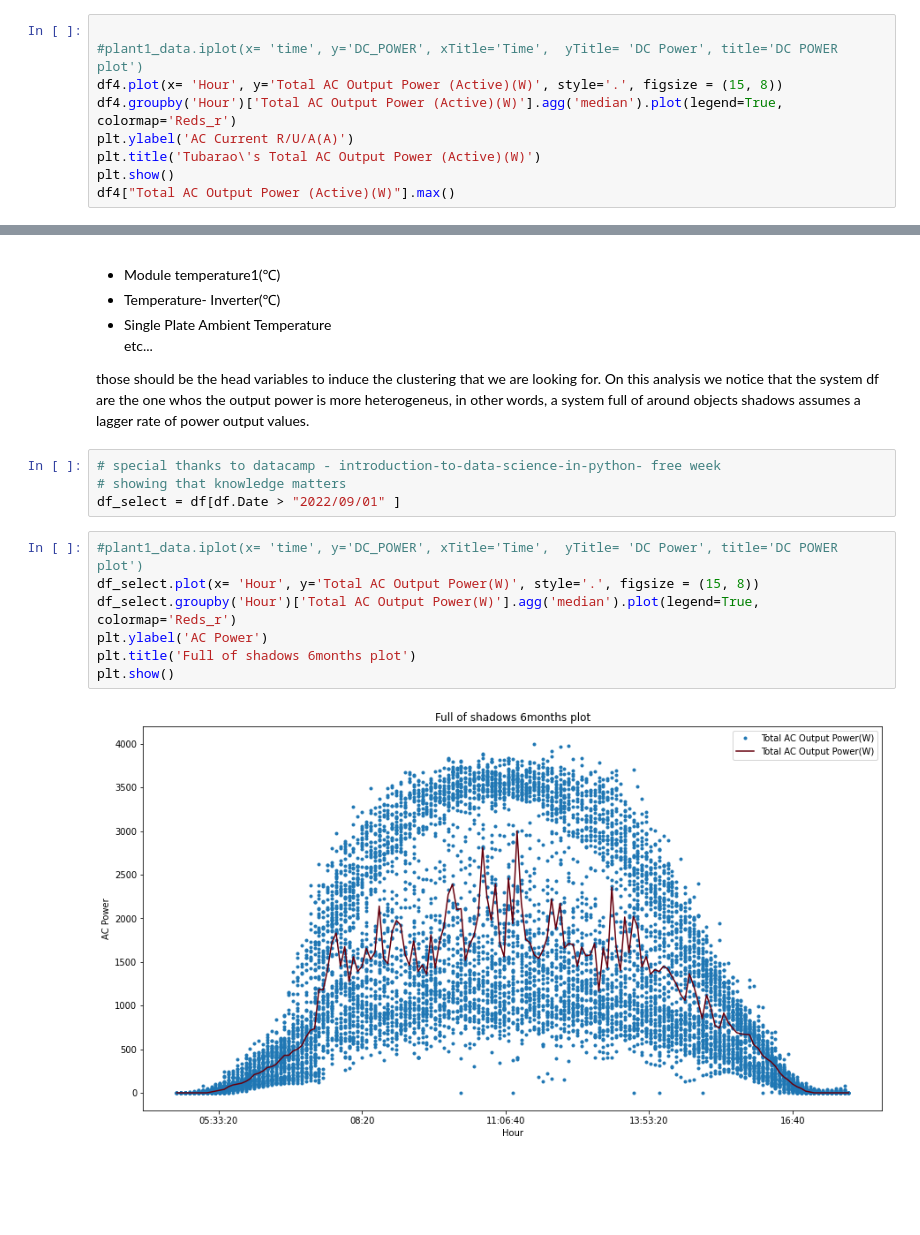
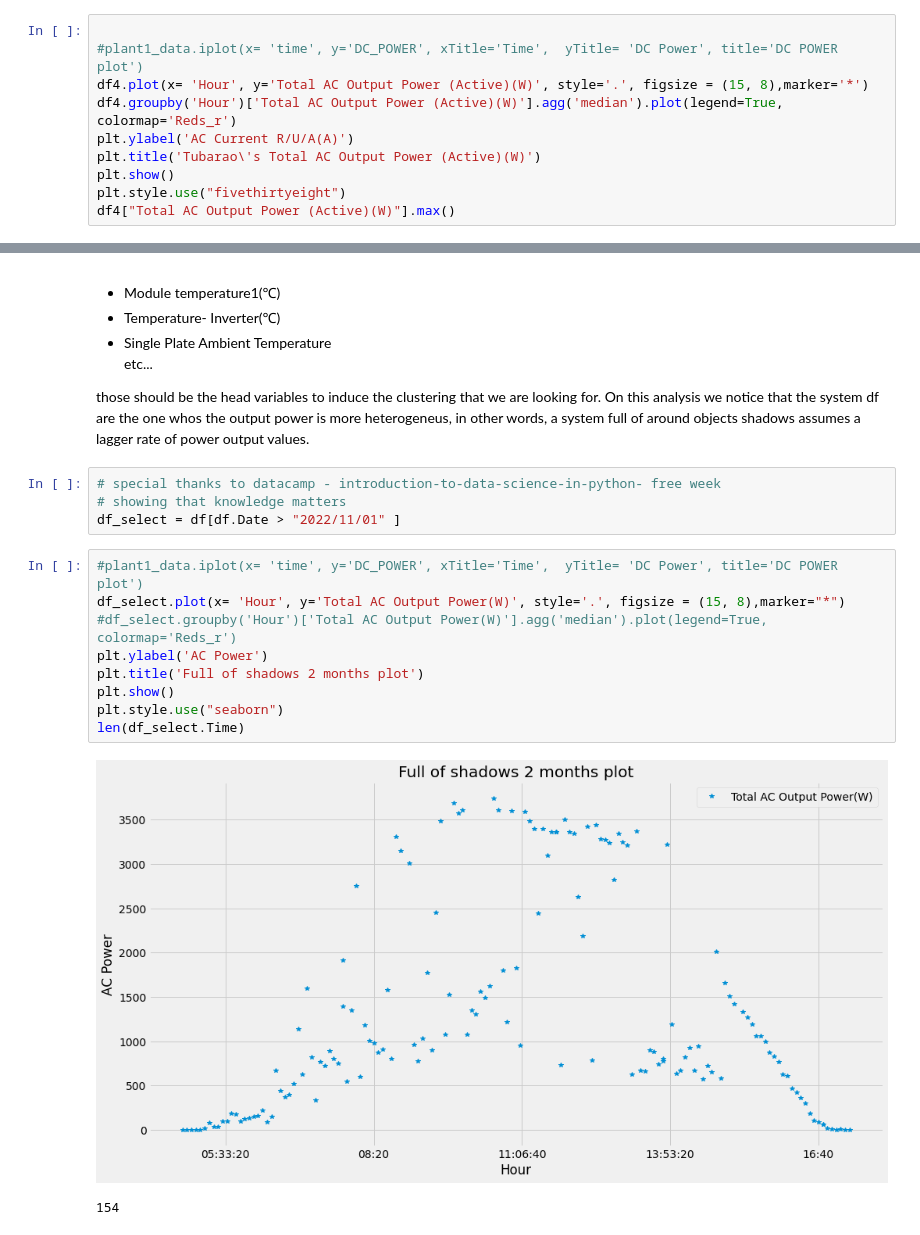
Before and after one commit to oakthyago/Electrical-Demand-Brazil, a Jupyter notebook: photovoltaic-analysis-from-full-of-shadows-system.ipynb, the cells around one changed output, grey strips where cells are left out. Cells and saved outputs as stored; diff of their text form; blank space fills up the shorter version.

Commit message:
Kaggle Notebook | Photovoltaic Classification Sunny/Cloudy &  Shadow | Version 19

```diff
--- a/photovoltaic-analysis-from-full-of-shadows-system.ipynb
+++ b/photovoltaic-analysis-from-full-of-shadows-system.ipynb
@@ -330,10 +341,11 @@ df3["Total AC Output Power (Active)(W)"].max()
 # %%
 
 #plant1_data.iplot(x= 'time', y='DC_POWER', xTitle='Time',  yTitle= 'DC Power', title='DC POWER plot')
-df4.plot(x= 'Hour', y='Total AC Output Power (Active)(W)', style='.', figsize = (15, 8))
+df4.plot(x= 'Hour', y='Total AC Output Power (Active)(W)', style='.', figsize = (15, 8),marker='*')
 df4.groupby('Hour')['Total AC Output Power (Active)(W)'].agg('median').plot(legend=True, colormap='Reds_r')
 plt.ylabel('AC Current R/U/A(A)')
 plt.title('Tubarao\'s Total AC Output Power (Active)(W)')
 plt.show()
+plt.style.use("fivethirtyeight")
 df4["Total AC Output Power (Active)(W)"].max()
 # %% [output]
@@ -362,13 +374,16 @@ those should be the head variables to induce the clustering that we are looking
 # %%
 # special thanks to datacamp - introduction-to-data-science-in-python- free week
 # showing that knowledge matters
-df_select = df[df.Date > "2022/09/01" ]
+df_select = df[df.Date > "2022/11/01" ]
 # %%
 #plant1_data.iplot(x= 'time', y='DC_POWER', xTitle='Time',  yTitle= 'DC Power', title='DC POWER plot')
-df_select.plot(x= 'Hour', y='Total AC Output Power(W)', style='.', figsize = (15, 8))
-df_select.groupby('Hour')['Total AC Output Power(W)'].agg('median').plot(legend=True, colormap='Reds_r')
+df_select.plot(x= 'Hour', y='Total AC Output Power(W)', style='.', figsize = (15, 8),marker="*")
+#df_select.groupby('Hour')['Total AC Output Power(W)'].agg('median').plot(legend=True, colormap='Reds_r')
 plt.ylabel('AC Power')
-plt.title('Full of shadows 6months plot')
+plt.title('Full of shadows 2 months plot')
 plt.show()
+plt.style.use("seaborn")
+len(df_select.Time)
 # %% [output]
-[figure, old version]
+[figure, new version]
+154
```
Also changed, not shown: parts of 7 cells of this notebook.
